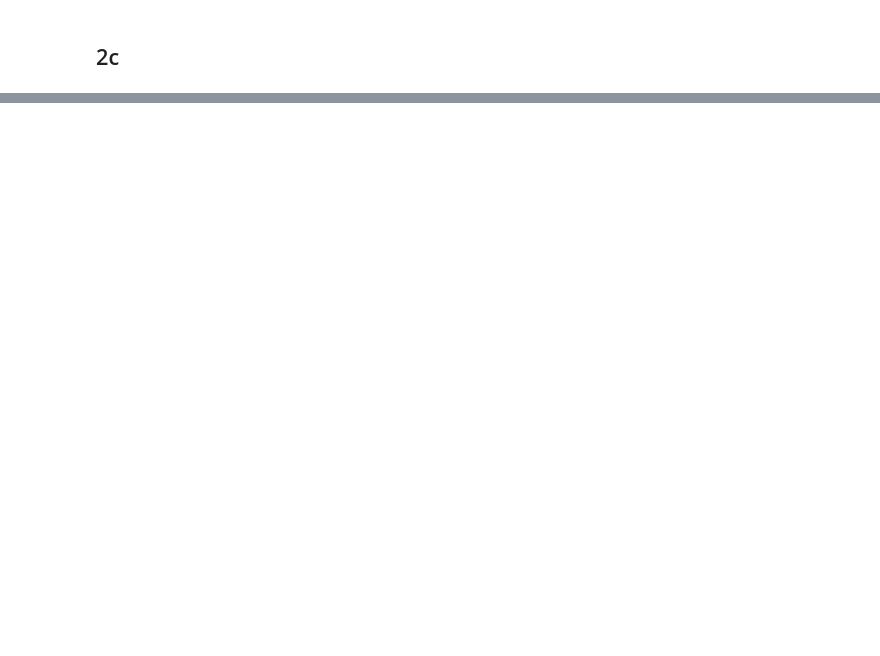
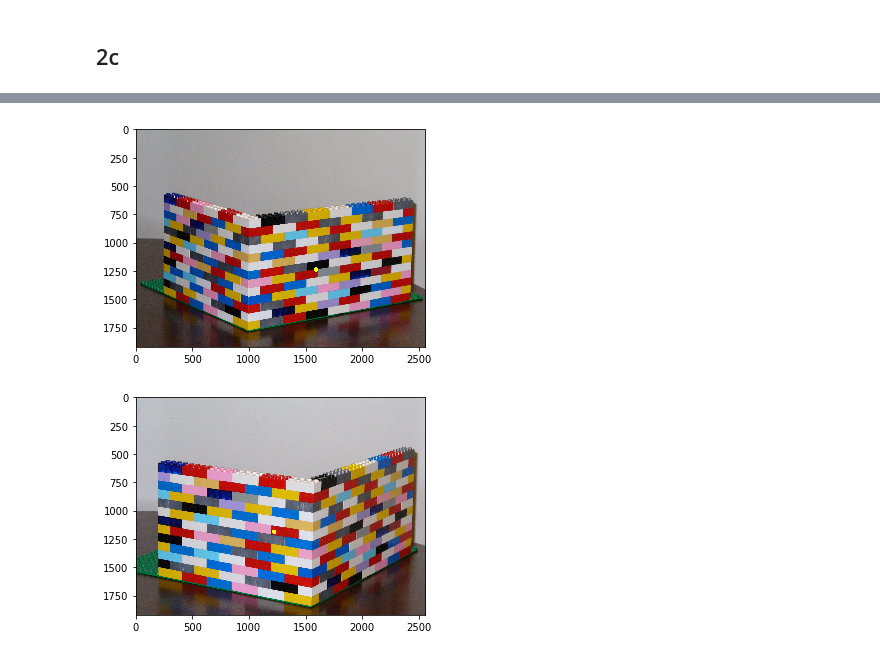
Before and after one commit to Michael-Shepherd/ComputerVision, a Jupyter notebook: Assignment3/Untitled.ipynb, the cells around one changed output, grey strips where cells are left out. Saved outputs shown, nothing was run; the diff lists cells and outputs as text; code cells hidden in the pictures; blank space fills up the shorter version.

```diff
--- a/Assignment3/Untitled.ipynb
+++ b/Assignment3/Untitled.ipynb
@@ -322,0 +335,15 @@ plot_cameras_3d(c1, R1,c2, R2)
+# %%
+
+p1_4 = P1[...,3]/P1[...,3][2]
+p2_4 = P2[...,3]/P2[...,3][2]
+lego1 = plt.imread("CVassignment3_files/lego1.jpg")
+lego2 = plt.imread("CVassignment3_files/lego2.jpg")
+cv2.circle(lego1,(int(p1_4[0]),int(p1_4[1])), 20, colour, thickness=-1)
+plt.imshow(lego1)
+plt.show()
+cv2.circle(lego2,(int(p2_4[0]),int(p2_4[1])), 20, colour, thickness=-1)
+plt.imshow(lego2)
+plt.show()
+# %% [output]
+[figure, added]
+[figure, added]
```
Also changed, not shown: parts of 9 cells of this notebook, 1 other file.
